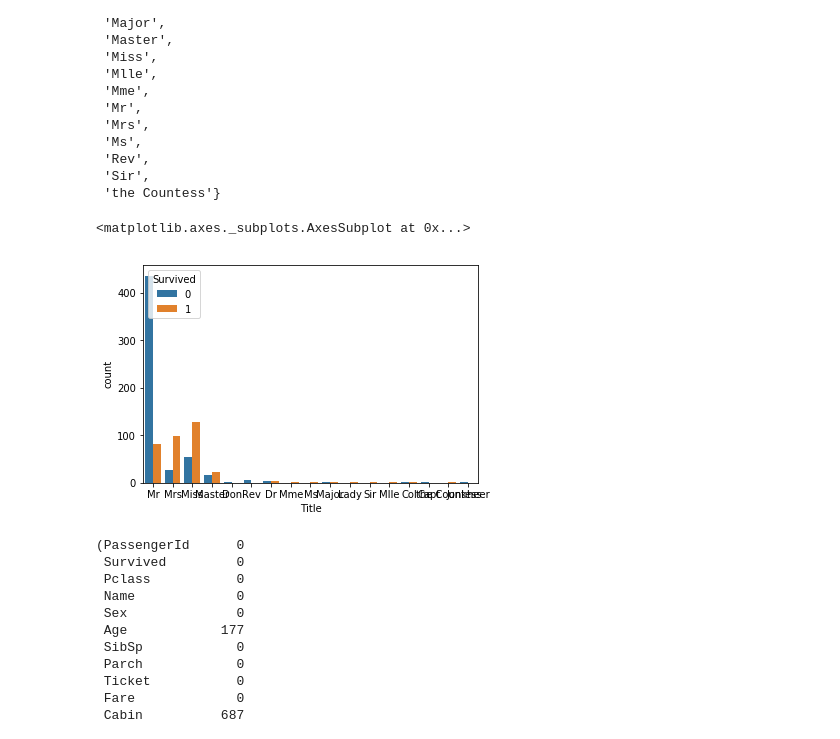
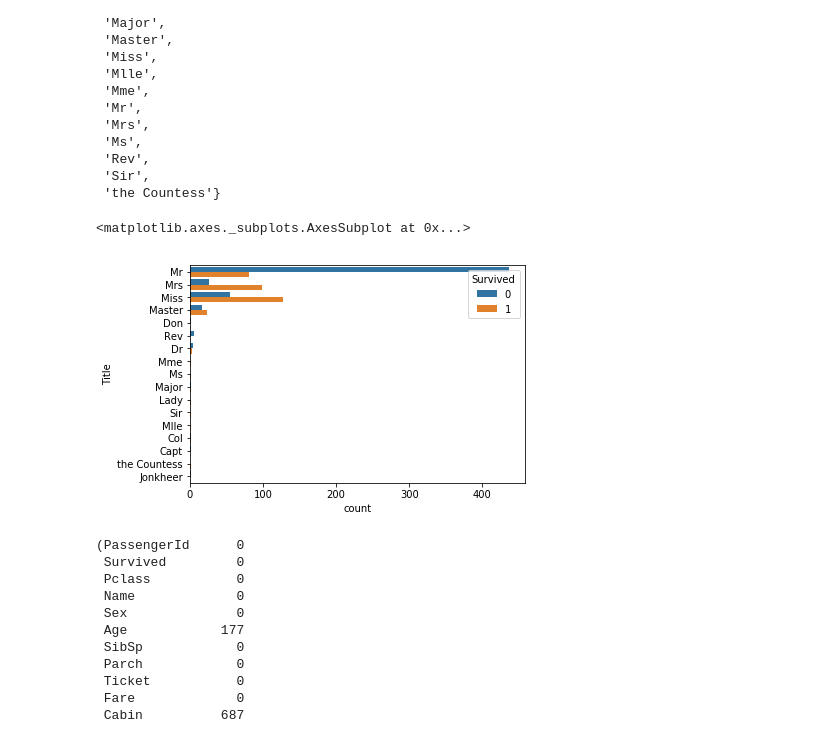
Before and after one commit to pharoah/Titanic-Kaggle-Dataset, a Jupyter notebook: Titanic.ipynb, the cells around one changed output. Saved outputs shown, nothing was run; the diff lists cells and outputs as text; code cells hidden in the pictures.

```diff
--- a/Titanic.ipynb
+++ b/Titanic.ipynb
@@ -83,10 +83,10 @@ set(np.concatenate([titanic_train_df['Title'].unique(), titanic_test_df['Title']
  'the Countess'}
 # %%
 
-sns.countplot(x= 'Title', hue='Survived', data = titanic_train_df)
+sns.countplot(y= 'Title', hue='Survived', data = titanic_train_df)
 # %% [output]
 <matplotlib.axes._subplots.AxesSubplot at 0x...>
-[figure, old version]
+[figure, new version]
 # %%
 #Now lets check data
 
```
